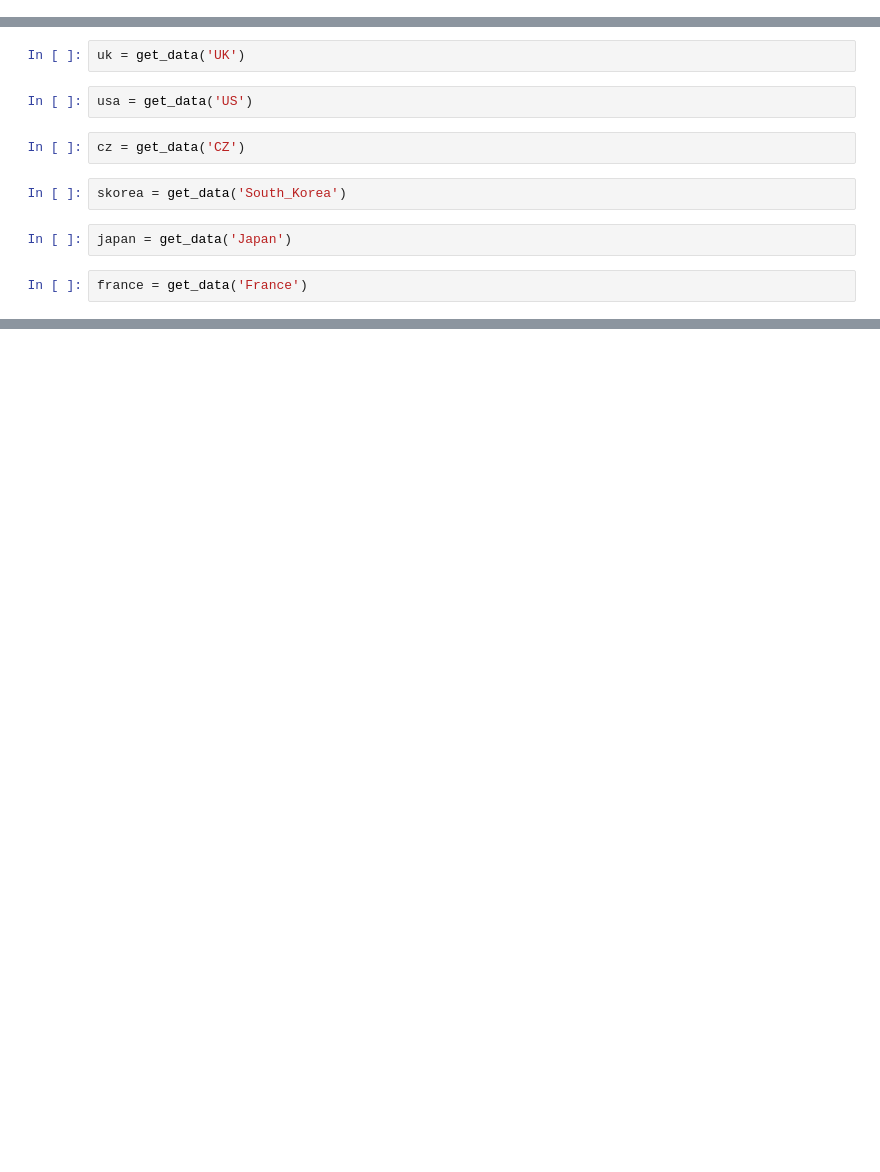
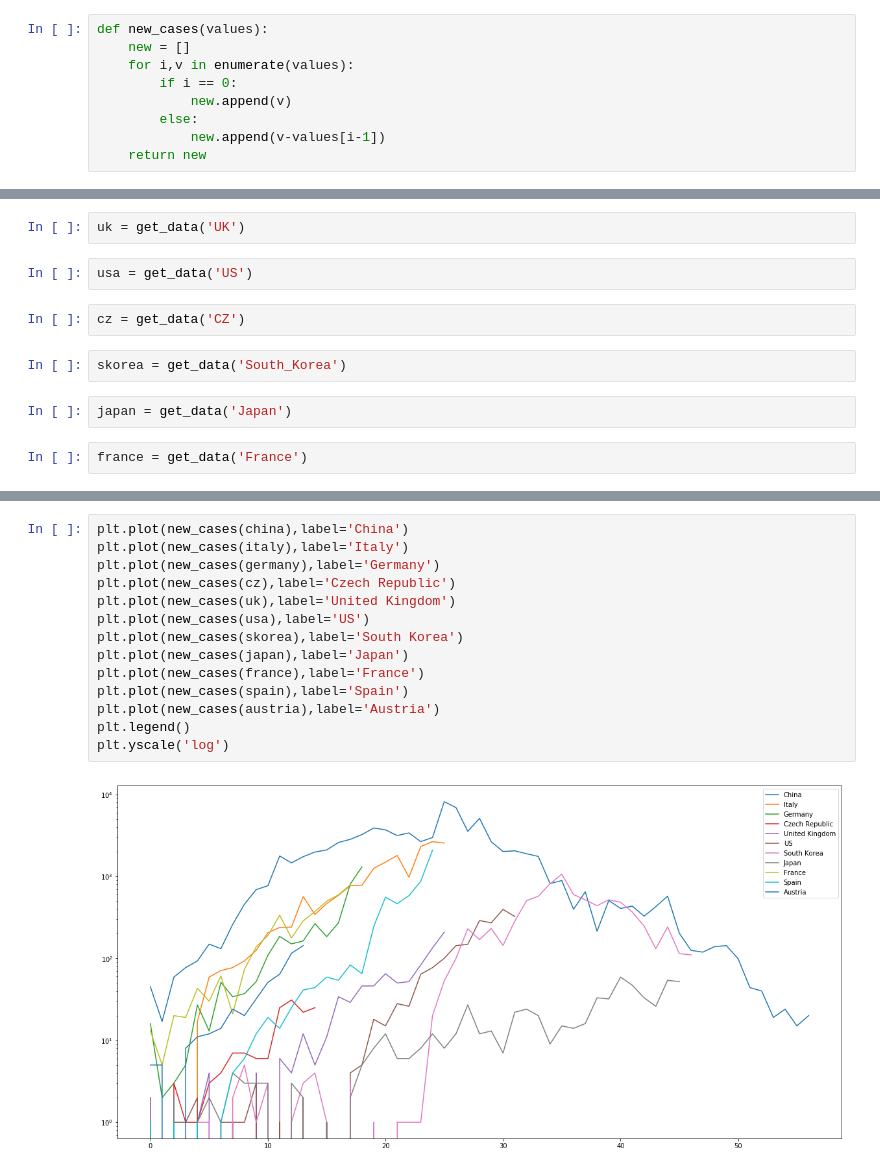
Before and after one commit to RichardHladik/coronavirus_wiki, a Jupyter notebook: coronavirus_wiki.ipynb, the cells around one changed output, grey strips where cells are left out. Saved outputs shown, nothing was run; the diff lists cells and outputs as text; blank space fills up the shorter version.

Commit message:
added new cases

```diff
--- a/coronavirus_wiki.ipynb
+++ b/coronavirus_wiki.ipynb
@@ -50,6 +52,15 @@ def get_data(country):
         values = tree.xpath(xpath)
     values_f = [locale.atoi(x.text) for x in values]
     return values_f
+# %%
+def new_cases(values):
+    new = []
+    for i,v in enumerate(values):
+        if i == 0:
+            new.append(v)
+        else:
+            new.append(v-values[i-1])
+    return new
 # %%
 china = get_data('China')
 # %%
@@ -84,0 +122,16 @@ plt.yscale('log')
+# %%
+plt.plot(new_cases(china),label='China')
+plt.plot(new_cases(italy),label='Italy')
+plt.plot(new_cases(germany),label='Germany')
+plt.plot(new_cases(cz),label='Czech Republic')
+plt.plot(new_cases(uk),label='United Kingdom')
+plt.plot(new_cases(usa),label='US')
+plt.plot(new_cases(skorea),label='South Korea')
+plt.plot(new_cases(japan),label='Japan')
+plt.plot(new_cases(france),label='France')
+plt.plot(new_cases(spain),label='Spain')
+plt.plot(new_cases(austria),label='Austria')
+plt.legend()
+plt.yscale('log')
+# %% [output]
+[figure, added]
```
Also changed, not shown: parts of 5 cells of this notebook.
